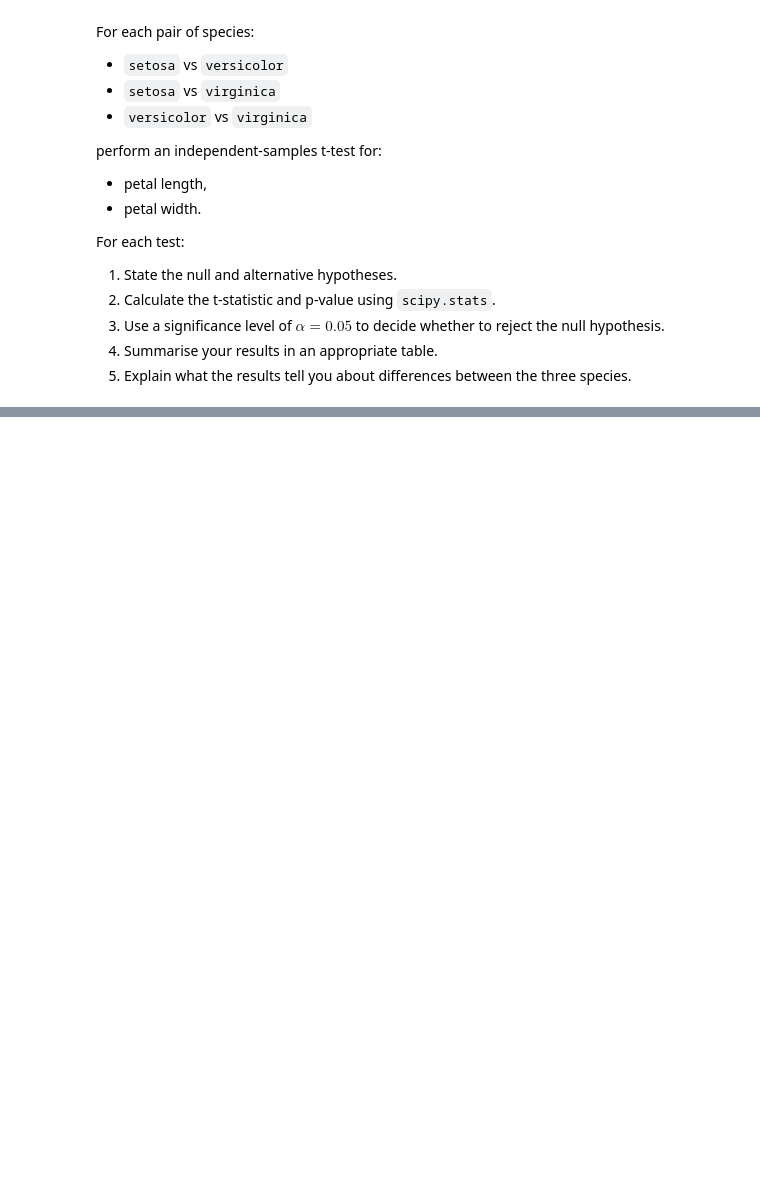
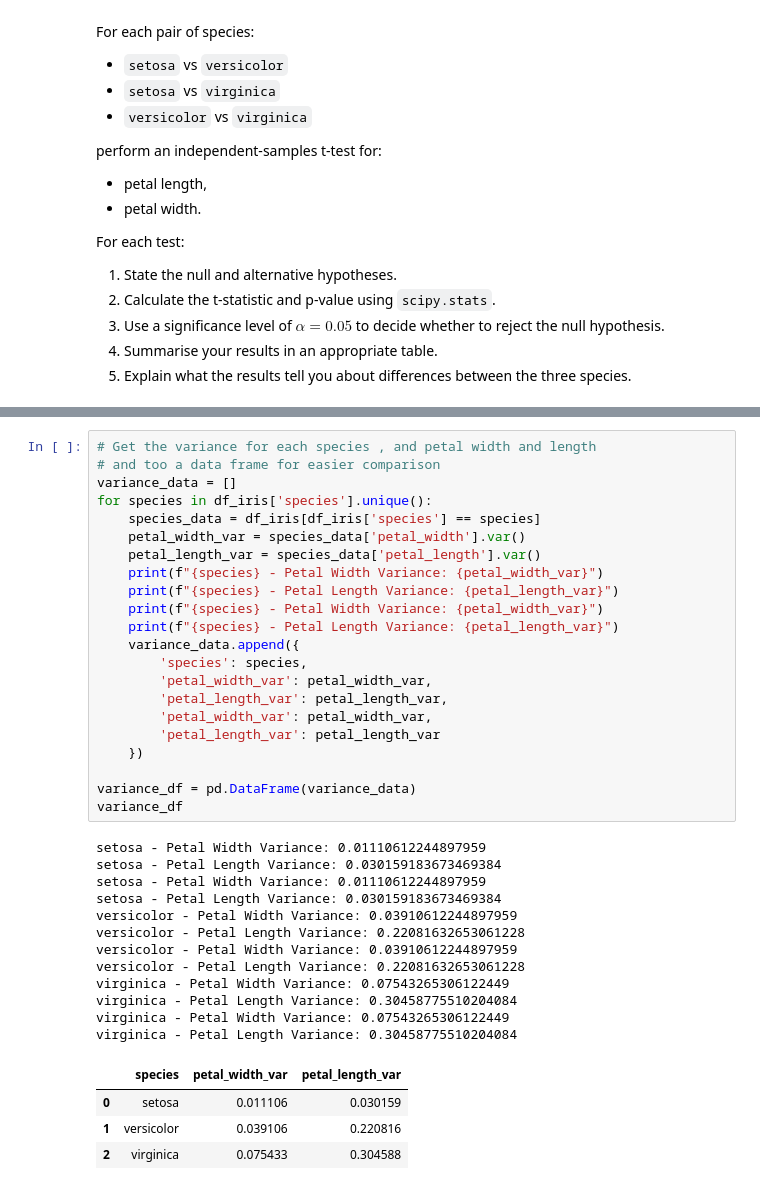
Before and after one commit to clydewatts1/PDFA_Applied_Statistics_Project, a Jupyter notebook: problems.ipynb, the cells around one changed output, grey strips where cells are left out. Cells and saved outputs as stored; diff of their text form; blank space fills up the shorter version.

```diff
--- a/problems.ipynb
+++ b/problems.ipynb
@@ -424,0 +474,39 @@ For each test:
+# %%
+# Get the variance for each species , and petal width and length
+# and too a data frame for easier comparison
+variance_data = []
+for species in df_iris['species'].unique():
+    species_data = df_iris[df_iris['species'] == species]
+    petal_width_var = species_data['petal_width'].var()
+    petal_length_var = species_data['petal_length'].var()
+    print(f"{species} - Petal Width Variance: {petal_width_var}")
+    print(f"{species} - Petal Length Variance: {petal_length_var}")
+    print(f"{species} - Petal Width Variance: {petal_width_var}")
+    print(f"{species} - Petal Length Variance: {petal_length_var}")
+    variance_data.append({
+        'species': species,
+        'petal_width_var': petal_width_var,
+        'petal_length_var': petal_length_var,
+        'petal_width_var': petal_width_var,
+        'petal_length_var': petal_length_var
+    })
+
+variance_df = pd.DataFrame(variance_data)
+variance_df
+# %% [output]
+setosa - Petal Width Variance: 0.01110612244897959
+setosa - Petal Length Variance: 0.030159183673469384
+setosa - Petal Width Variance: 0.01110612244897959
+setosa - Petal Length Variance: 0.030159183673469384
+versicolor - Petal Width Variance: 0.03910612244897959
+versicolor - Petal Length Variance: 0.22081632653061228
+versicolor - Petal Width Variance: 0.03910612244897959
+versicolor - Petal Length Variance: 0.22081632653061228
+virginica - Petal Width Variance: 0.07543265306122449
+virginica - Petal Length Variance: 0.30458775510204084
+virginica - Petal Width Variance: 0.07543265306122449
+virginica - Petal Length Variance: 0.30458775510204084
+|  | species | petal_width_var | petal_length_var |
+| 0 | setosa | 0.011106 | 0.030159 |
+| 1 | versicolor | 0.039106 | 0.220816 |
+| 2 | virginica | 0.075433 | 0.304588 |
```
Also changed, not shown: parts of 18 cells of this notebook.
